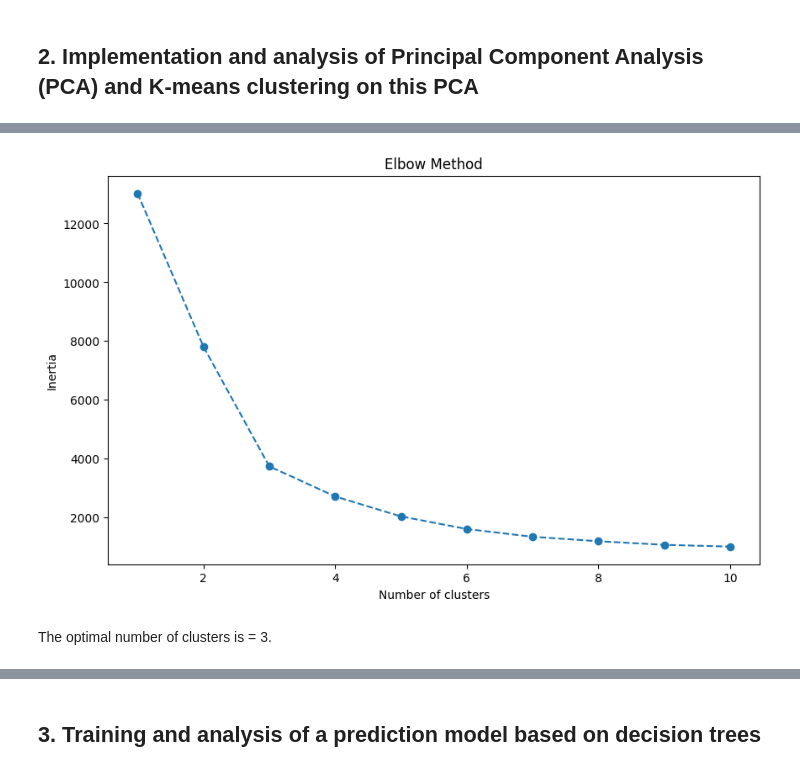
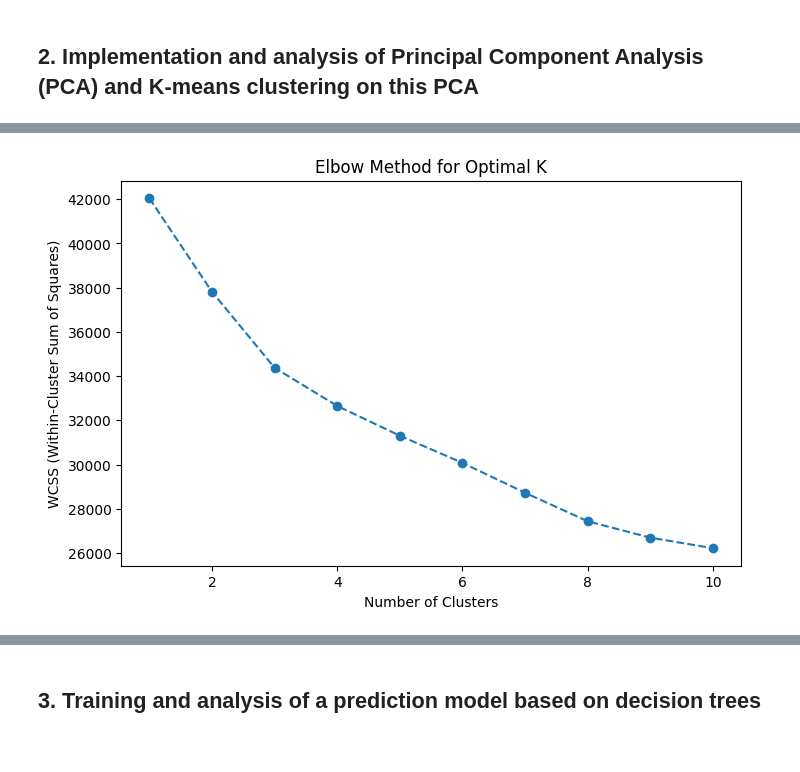
Before and after one commit to ValeriaCastilloc/mydataproyects, a Jupyter notebook: capgemini.ipynb, the cells around one changed output, grey strips where cells are left out. Drawn from its saved outputs; the diff is of its cells as text; code cells hidden in the pictures.

```diff
--- a/capgemini.ipynb
+++ b/capgemini.ipynb
@@ -111,0 +189,26 @@ plt.show()
+# %%
+from sklearn.decomposition import PCA
+
+pca = PCA()
+pca.fit(X_train)
+
+# cumulative explained variance
+cumulative_variance = np.cumsum(pca.explained_variance_ratio_)
+
+# Minimum number of components that retain at least 80% variance
+components = np.argmax(cumulative_variance >= 0.80) + 1
+
+print(f"Number of PCA components retaining at least 80% variance: {components}")
+
+# Applying PCA with the optimal number of components
+pca = PCA(n_components=components)
+X_train_pca = pca.fit_transform(X_train)
+X_test_pca = pca.transform(X_test)
+
+# Visualizing variance
+plt.figure(figsize=(8, 5))
+plt.plot(range(1, len(cumulative_variance) + 1), cumulative_variance, marker='o', linestyle='--')
+plt.axhline(y=0.80, color='r', linestyle='-')
+plt.xlabel('Number of Components')
+plt.ylabel('Cumulative Explained Variance')
+plt.title('PCA ')
@@ -209,17 +271,16 @@ Variance: [0.11964558 0.07719063]
 # %%
-ss = []
+wcss = []
 for i in range(1, 11):
-    kmeans = KMeans(n_clusters=i, init='k-means++', random_state=42)
-    kmeans.fit(hrdata_pca)
-    ss.append(kmeans.inertia_)
+    kmeans = KMeans(n_clusters=i, random_state=42, n_init=10)
+    kmeans.fit(X_train_pca)
+    wcss.append(kmeans.inertia_)
 
-plt.figure(figsize=(10, 6))
-plt.plot(range(1, 11), ss, marker='o', linestyle='--')
-plt.title('Elbow Method')
-plt.xlabel('Number of clusters')
-plt.ylabel('Inertia')
+# Plot the Elbow Method graph
+plt.figure(figsize=(8, 5))
+plt.plot(range(1, 11), wcss, marker='o', linestyle='--')
+plt.xlabel('Number of Clusters')
+plt.ylabel('WCSS (Within-Cluster Sum of Squares)')
+plt.title('Elbow Method for Optimal K')
 plt.show()
 # %% [output]
-[figure, old version]
+[figure, new version]
-# %% [markdown]
-The optimal number of clusters is = 3.
```
Also changed, not shown: parts of 32 cells of this notebook.
